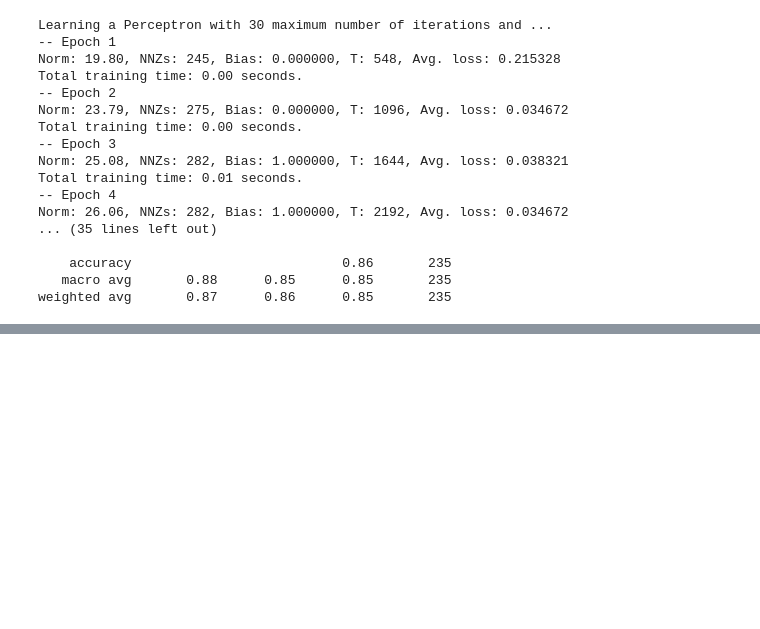
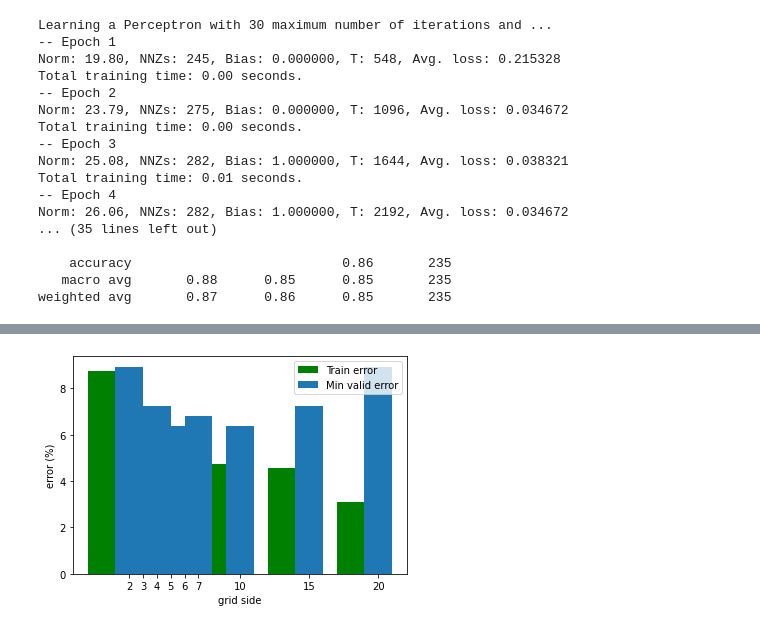
Before and after one commit to alu0101224084/TID-group4, a Jupyter notebook: Proyecto/notebook_credit_card.ipynb, the cells around one changed output, grey strips where cells are left out. Saved outputs shown, nothing was run; the diff lists cells and outputs as text; code cells hidden in the pictures; blank space fills up the shorter version.

```diff
--- a/Proyecto/notebook_credit_card.ipynb
+++ b/Proyecto/notebook_credit_card.ipynb
@@ -1186,0 +1202,11 @@ NameError: name 'input_train' is not defined
+# %%
+width = 2
+plt.bar(np.array(tests_grid_side) - width, 100 *(1- np.array(accs_train)), color='g', width=width, label='Train error')
+plt.bar(np.array(tests_grid_side), 100 *(1- np.array(accs_valid)), width=width, label='Min valid error')
+plt.xlabel('grid side')
+plt.ylabel('error (%)')
+plt.xticks(np.array(tests_grid_side), tests_grid_side)
+plt.legend(loc='upper right')
+plt.show()
+# %% [output]
+[figure, added]
```
Also changed, not shown: parts of 3 cells of this notebook.
